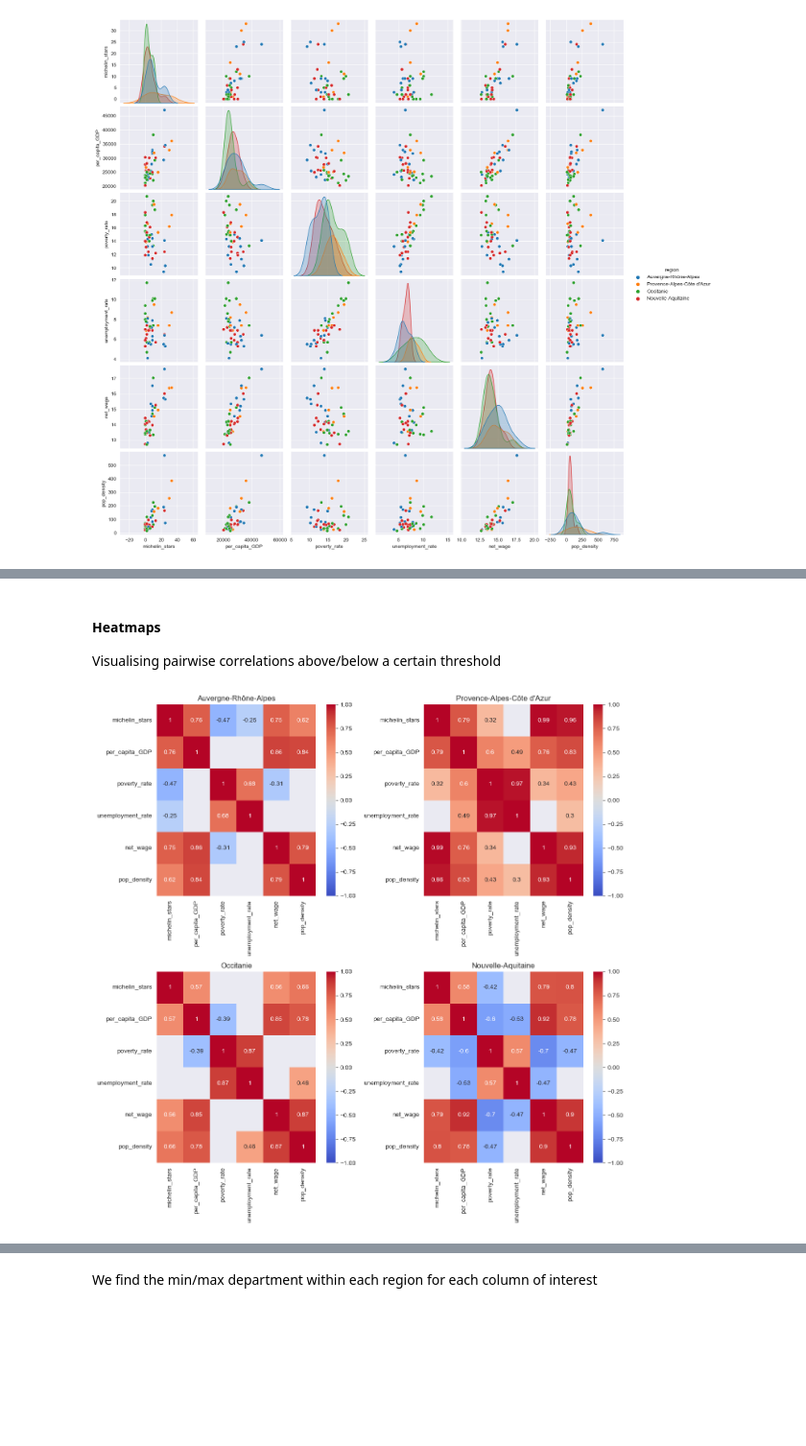
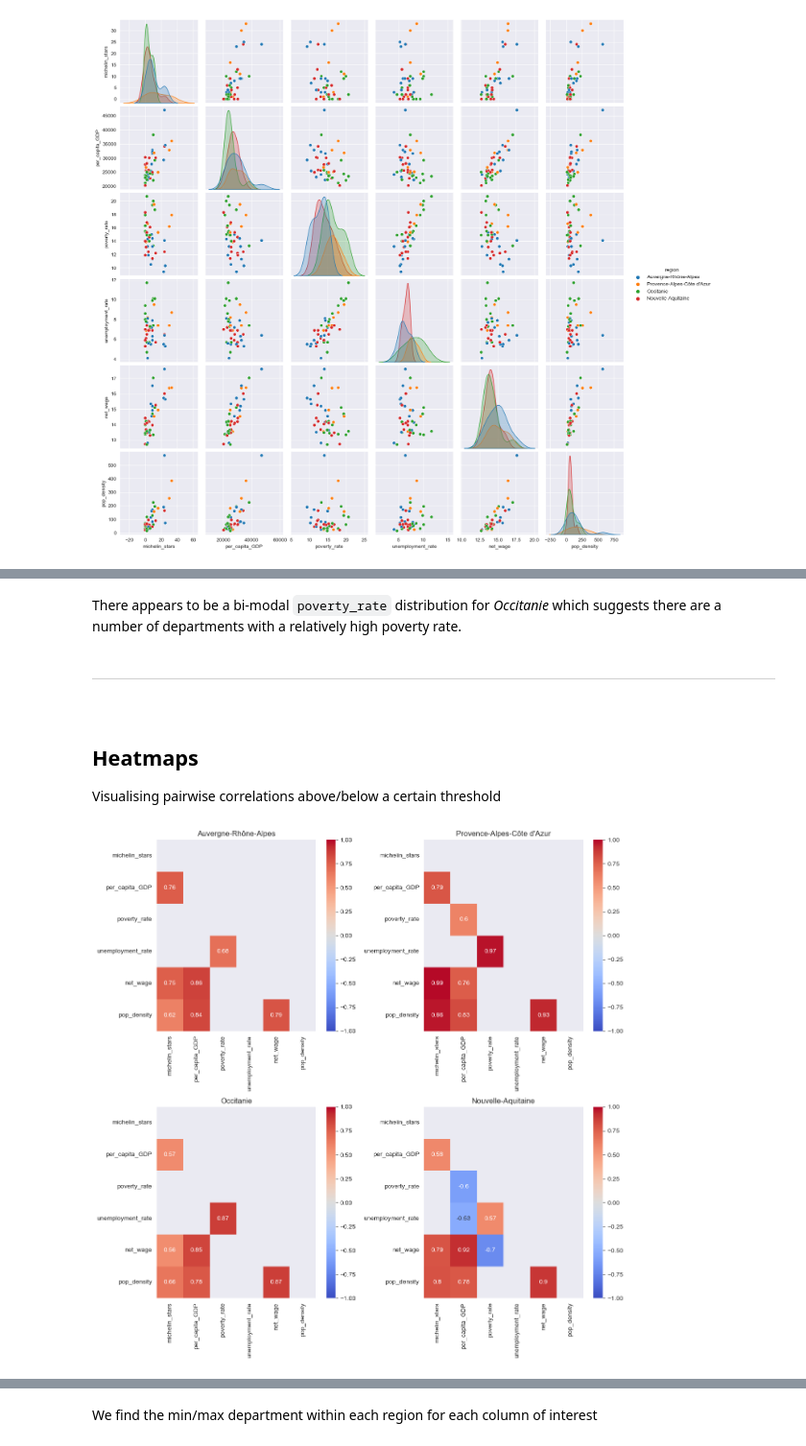
Before and after one commit to pineapple-bois/Michelin_Rated_Restaurants, a Jupyter notebook: Notebooks/France/France_Analysis.ipynb, the cells around one changed output, grey strips where cells are left out. Shown at 96% size. Cells and saved outputs as stored; diff of their text form; code cells hidden in the pictures; blank space fills up the shorter version.

```diff
--- a/Notebooks/France/France_Analysis.ipynb
+++ b/Notebooks/France/France_Analysis.ipynb
@@ -21,4 +25,4 @@ print(departments.columns.tolist())
 # %%
 # For pair plots we remove the individual 'star' counts and drop least interesting columns for brevity
 dept_short = departments.drop(columns=['bib_gourmand', '1_star', '2_star', '3_star', 'starred_restaurants',
-                                       'GDP_millions(€)','municipal_population', 'area(sq_km)', 'locations', 'geometry'])
+                                       'municipal_population', 'GDP_millions(€)', 'area(sq_km)'])
@@ -68,2 +105,5 @@ south = dept_short[dept_short['region'].isin(["Provence-Alpes-Côte d'Azur", 'Oc
+# %%
+south_dept = filter_dataframe(dept_short, regions=['provence', 'occitanie', 'aquitaine', 'auvergne rhone alpes'])
+south_arron = filter_dataframe(arron_short, regions=['provence', 'occitanie', 'aquitaine', 'auvergne rhone alpes'])
 # %%
 # Finding northern regions
@@ -109,9 +156,14 @@ While these patterns provide valuable insights, a deeper validation at the regio
+# %% [markdown]
+There appears to be a bi-modal `poverty_rate` distribution for *Occitanie* which suggests there are a number of departments with a relatively high poverty rate.
 # %% [markdown]
-#### Heatmaps
+----
+&nbsp;
+## Heatmaps
 
 Visualising pairwise correlations above/below a certain threshold
 # %%
 # We plot the correlation coefficients above a certain threshold
-plot_high_correlations(south, level='regional', threshold=0.25)
+# I define my threshold for 'moderate correlation'
+south_corr = plot_high_correlations(south_dept, level='regional', threshold=0.5)
 # %% [output]
-[figure, old version]
+[figure, new version]
```
Also changed, not shown: parts of 35 cells of this notebook, 1 other file.
